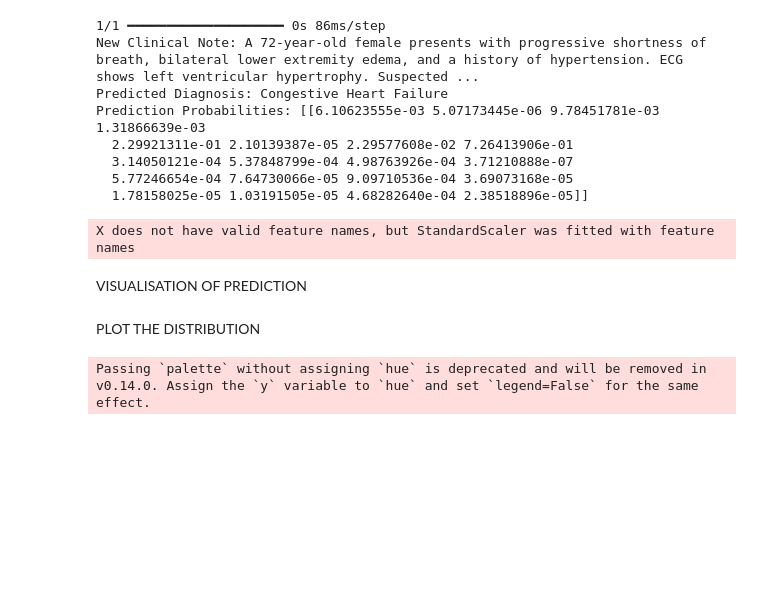
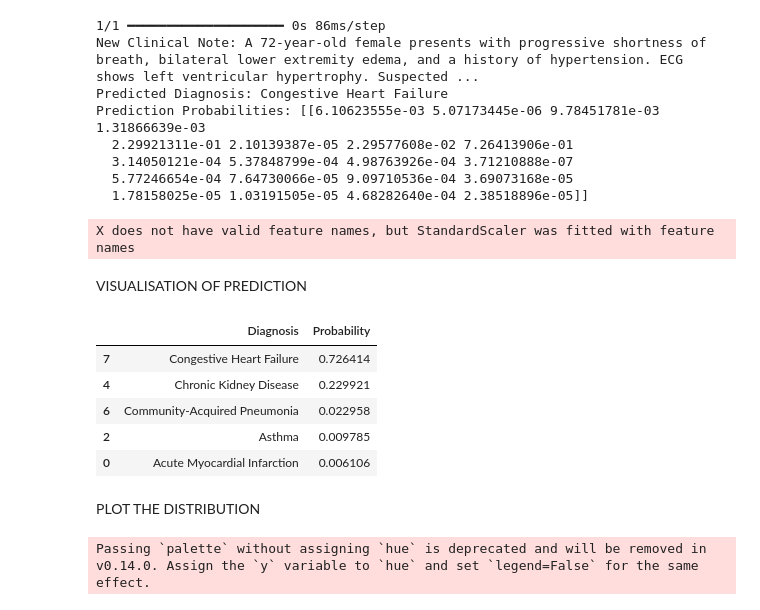
Before and after one commit to 30Piyush2025/Customer_Churn_Prediction, a Jupyter notebook: Copy_of_Health_prediction_model.ipynb, the cells around one changed output. Saved outputs shown, nothing was run; the diff lists cells and outputs as text; code cells hidden in the pictures; blank space fills up the shorter version.

```diff
--- a/Copy_of_Health_prediction_model.ipynb
+++ b/Copy_of_Health_prediction_model.ipynb
@@ -397,12 +376,23 @@ import seaborn as sns
 # %%
 diagnosis_labels = le.classes_
 # %%
-prob_df = pd.DatapAssumi
+prob_df = pd.DataFrame({
     'Diagnosis': diagnosis_labels,
     'Probability': probs[0]
 })
 # %%
 prob_df = prob_df.sort_values(by='Probability', ascending=False)
+# %%
+top_n = 5
+prob_df_top_n = prob_df.head(top_n)
+display(prob_df_top_n)
+# %% [output]
+|  | Diagnosis | Probability |
+| 7 | Congestive Heart Failure | 0.726414 |
+| 4 | Chronic Kidney Disease | 0.229921 |
+| 6 | Community-Acquired Pneumonia | 0.022958 |
+| 2 | Asthma | 0.009785 |
+| 0 | Acute Myocardial Infarction | 0.006106 |
 # %% [markdown]
 PLOT THE DISTRIBUTION
 # %%
```
Also changed, not shown: parts of 3 cells of this notebook.
